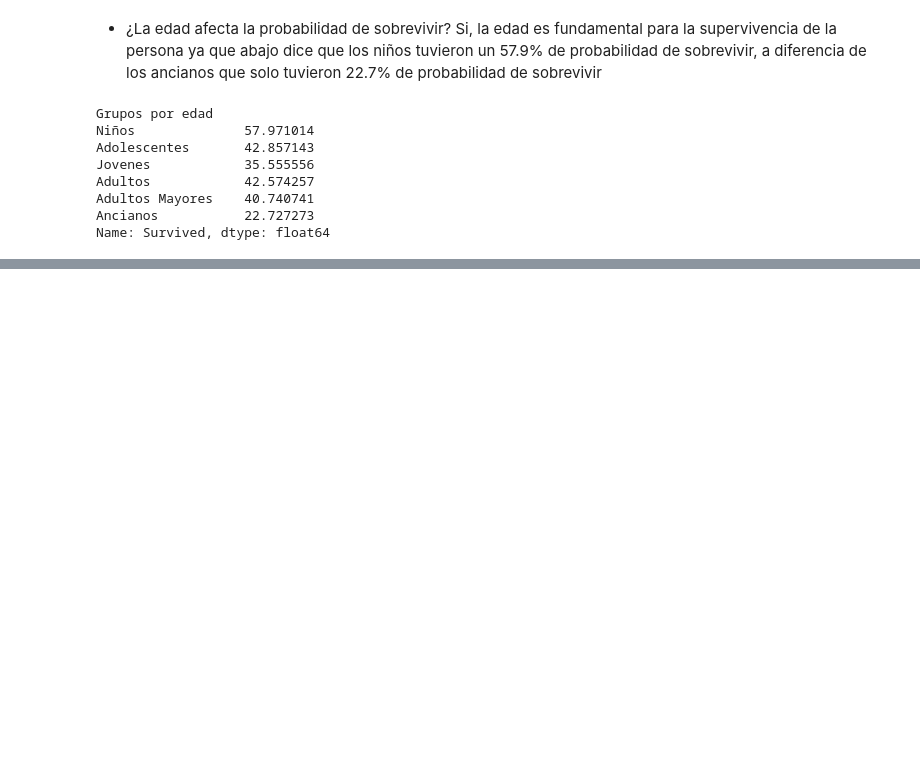
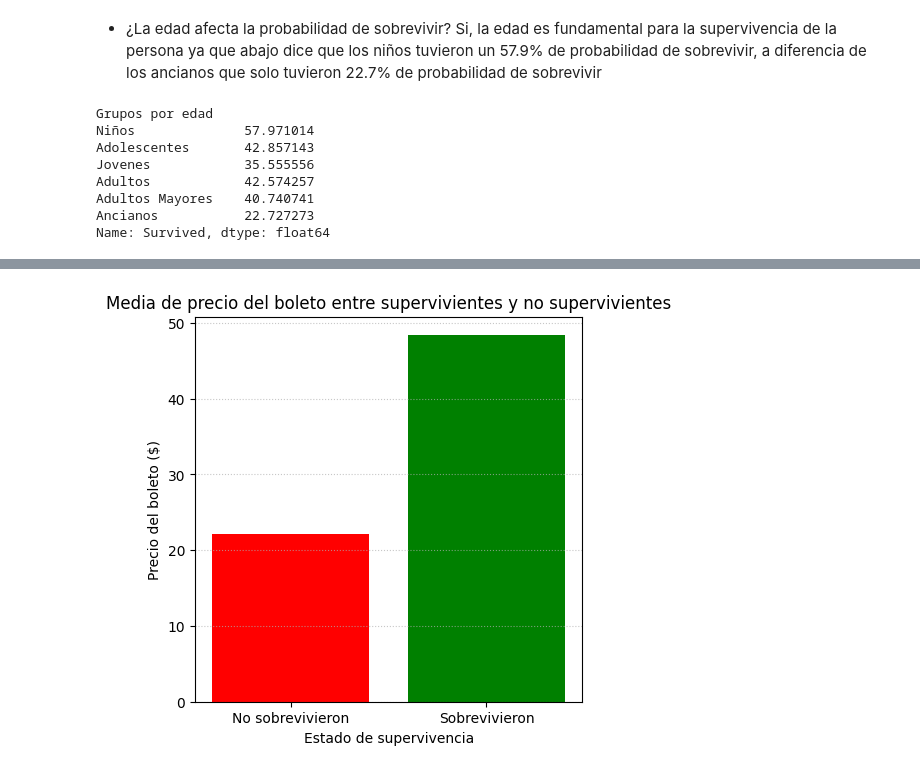
Before and after one commit to K4lilinuxX/I.A, a Jupyter notebook: Curso-1-Introduccion-Data-Science/pandas/ejercicios.ipynb, the cells around one changed output, grey strips where cells are left out. Drawn from its saved outputs; the diff is of its cells as text; code cells hidden in the pictures; blank space fills up the shorter version.

```diff
--- a/Curso-1-Introduccion-Data-Science/pandas/ejercicios.ipynb
+++ b/Curso-1-Introduccion-Data-Science/pandas/ejercicios.ipynb
@@ -118,0 +155,12 @@ Name: Survived, dtype: float64
+# %%
+media_boleto = df.groupby("Survived")["Fare"].mean().round(2)
+plt.figure(figsize=(5,5))
+plt.title("Media de precio del boleto entre supervivientes y no supervivientes")
+plt.bar(media_boleto.index, media_boleto.values, color=["red", "green"])
+plt.ylabel("Precio del boleto ($)")
+plt.xlabel("Estado de supervivencia")
+plt.grid(axis="y", linestyle=":", alpha=0.7)
+plt.xticks(ticks=[0,1], labels=["No sobrevivieron", "Sobrevivieron"])
+plt.show()
+# %% [output]
+[figure, added]
```
Also changed, not shown: parts of 4 cells of this notebook.
